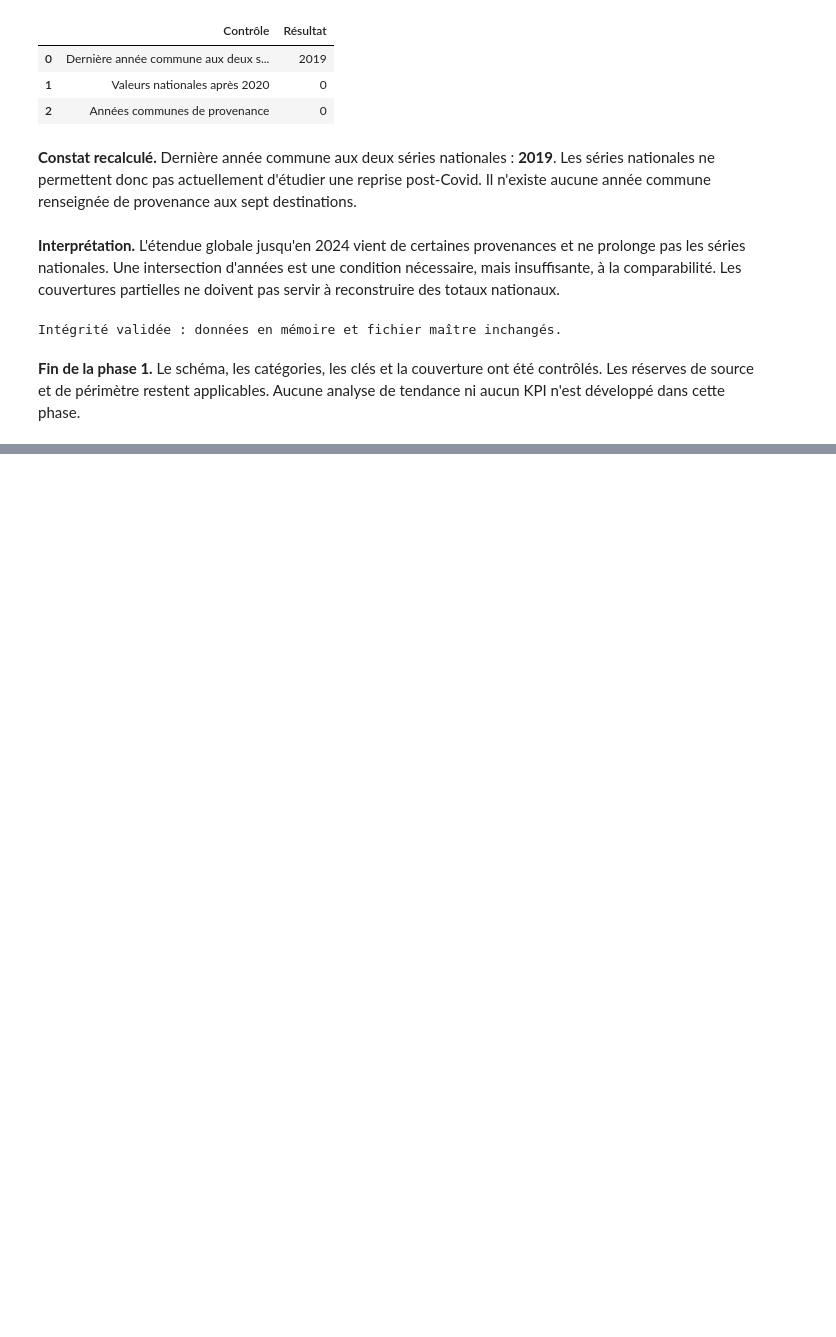
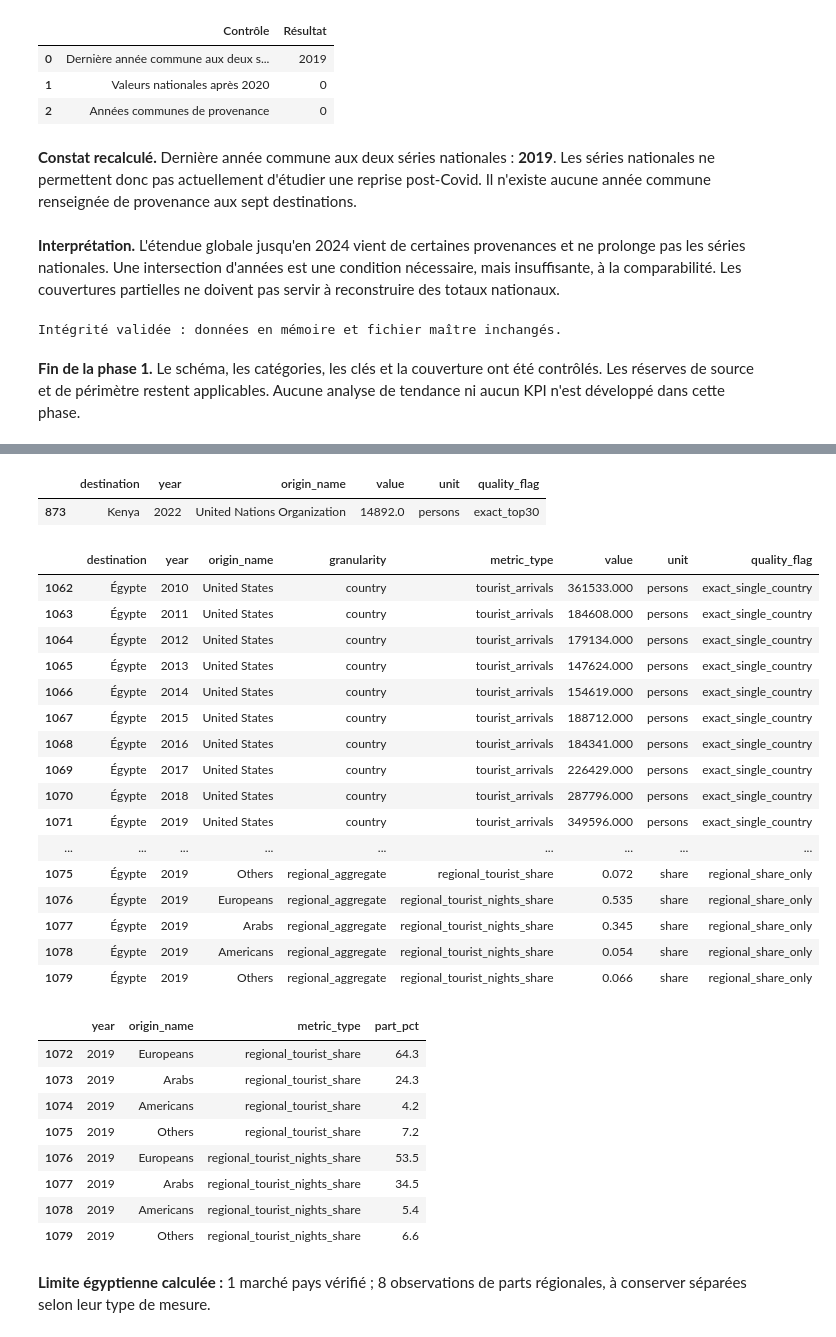
Before and after one commit to DiakiteIsmaila/Trends-Tourisme-Afrique, a Jupyter notebook: notebooks/01_analyse_exploratoire.ipynb, the cells around one changed output, grey strips where cells are left out. Drawn from its saved outputs; the diff is of its cells as text; code cells hidden in the pictures; blank space fills up the shorter version.

```diff
--- a/notebooks/01_analyse_exploratoire.ipynb
+++ b/notebooks/01_analyse_exploratoire.ipynb
@@ -617,0 +1963,15 @@ Intégrité validée : données en mémoire et fichier maître inchangés.
+# %%
+prov_special = provenance_df.loc[provenance_df.granularity.ne("country")].copy()
+display(prov_special.groupby(["destination", "granularity", "metric_type", "unit", "origin_name", "coverage_scope"], dropna=False).agg(
+    premiere_annee=("year", "min"), derniere_annee=("year", "max"), lignes=("value", "size"), renseignements=("value", "count")).reset_index())
+prov_institution = prov_special.loc[prov_special.granularity.eq("institutional_category")]
+display(prov_institution[["destination", "year", "origin_name", "value", "unit", "quality_flag"]])
+prov_egypt = provenance_df.loc[provenance_df.quality_flag.isin(["exact_single_country", "regional_share_only"])].copy()
+display(prov_egypt[["destination", "year", "origin_name", "granularity", "metric_type", "value", "unit", "quality_flag"]])
+prov_egypt_shares = prov_egypt.loc[prov_egypt.unit.eq("share")].copy()
+prov_egypt_shares["part_pct"] = 100 * prov_egypt_shares.value
+display(prov_egypt_shares[["year", "origin_name", "metric_type", "part_pct"]])
+display(Markdown(f"**Limite égyptienne calculée :** "
+    f"{prov_egypt.loc[prov_egypt.granularity.eq('country'), 'origin_name'].nunique()} marché pays vérifié ; "
+    f"{len(prov_egypt_shares)} observations de parts régionales, à conserver séparées selon leur type de mesure."))
+# %% [output]
@@ -617,0 +1994,29 @@ Intégrité validée : données en mémoire et fichier maître inchangés.
+|  | destination | year | origin_name | value | unit | quality_flag |
+| 873 | Kenya | 2022 | United Nations Organization | 14892.0 | persons | exact_top30 |
+|  | destination | year | origin_name | granularity | metric_type | value | unit | quality_flag |
+| 1062 | Égypte | 2010 | United States | country | tourist_arrivals | 361533.000 | persons | exact_single_country |
+| 1063 | Égypte | 2011 | United States | country | tourist_arrivals | 184608.000 | persons | exact_single_country |
+| 1064 | Égypte | 2012 | United States | country | tourist_arrivals | 179134.000 | persons | exact_single_country |
+| 1065 | Égypte | 2013 | United States | country | tourist_arrivals | 147624.000 | persons | exact_single_country |
+| 1066 | Égypte | 2014 | United States | country | tourist_arrivals | 154619.000 | persons | exact_single_country |
+| 1067 | Égypte | 2015 | United States | country | tourist_arrivals | 188712.000 | persons | exact_single_country |
+| 1068 | Égypte | 2016 | United States | country | tourist_arrivals | 184341.000 | persons | exact_single_country |
+| 1069 | Égypte | 2017 | United States | country | tourist_arrivals | 226429.000 | persons | exact_single_country |
+| 1070 | Égypte | 2018 | United States | country | tourist_arrivals | 287796.000 | persons | exact_single_country |
+| 1071 | Égypte | 2019 | United States | country | tourist_arrivals | 349596.000 | persons | exact_single_country |
+| ... | ... | ... | ... | ... | ... | ... | ... | ... |
+| 1075 | Égypte | 2019 | Others | regional_aggregate | regional_tourist_share | 0.072 | share | regional_share_only |
+| 1076 | Égypte | 2019 | Europeans | regional_aggregate | regional_tourist_nights_share | 0.535 | share | regional_share_only |
+| 1077 | Égypte | 2019 | Arabs | regional_aggregate | regional_tourist_nights_share | 0.345 | share | regional_share_only |
+| 1078 | Égypte | 2019 | Americans | regional_aggregate | regional_tourist_nights_share | 0.054 | share | regional_share_only |
+| 1079 | Égypte | 2019 | Others | regional_aggregate | regional_tourist_nights_share | 0.066 | share | regional_share_only |
+|  | year | origin_name | metric_type | part_pct |
+| 1072 | 2019 | Europeans | regional_tourist_share | 64.3 |
+| 1073 | 2019 | Arabs | regional_tourist_share | 24.3 |
+| 1074 | 2019 | Americans | regional_tourist_share | 4.2 |
+| 1075 | 2019 | Others | regional_tourist_share | 7.2 |
+| 1076 | 2019 | Europeans | regional_tourist_nights_share | 53.5 |
+| 1077 | 2019 | Arabs | regional_tourist_nights_share | 34.5 |
+| 1078 | 2019 | Americans | regional_tourist_nights_share | 5.4 |
+| 1079 | 2019 | Others | regional_tourist_nights_share | 6.6 |
+**Limite égyptienne calculée :** 1 marché pays vérifié ; 8 observations de parts régionales, à conserver séparées selon leur type de mesure.
```
Also changed, not shown: parts of 92 cells of this notebook.
